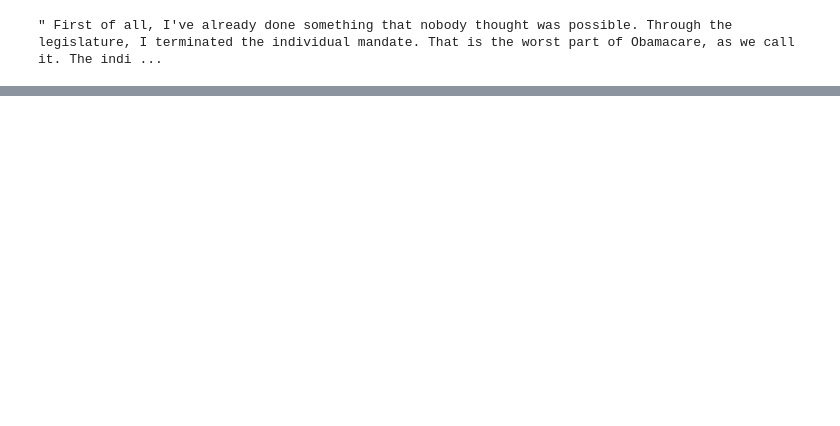
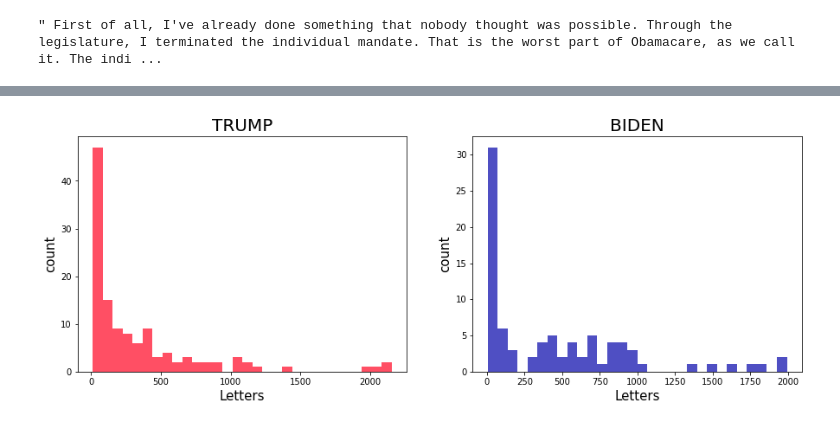
Before and after one commit to AmmarNassan/Supervised-Learning-with-Python, a Jupyter notebook: US Presidential Debate(Final) October 2020.ipynb, the cells around one changed output, grey strips where cells are left out. Drawn from its saved outputs; the diff is of its cells as text; code cells hidden in the pictures; blank space fills up the shorter version.

```diff
--- a/US Presidential Debate(Final) October 2020.ipynb
+++ b/US Presidential Debate(Final) October 2020.ipynb
@@ -68,0 +93,21 @@ debate_df[debate_df['length']==2156]['speech'].iloc[0]
+# %%
+plt.rcParams['figure.figsize'] = (15, 5)
+
+plt.subplot(1, 2, 1)
+plt.hist(TRUMP_debate_df['length'], bins=30, color='#ff0422',alpha=0.7)
+plt.title('TRUMP', fontsize = 20)
+plt.xlabel('Letters', fontsize = 15)
+plt.ylabel('count', fontsize = 15)
+
+
+# checking the Distribution of customers on Weekend
+plt.subplot(1, 2, 2)
+#sns.countplot(TRUMP_debate_df['length'], palette = 'inferno')
+plt.hist(BIDEN_debate_df['length'], bins=30, color='#0504aa',alpha=0.7)
+plt.title('BIDEN', fontsize = 20)
+plt.xlabel('Letters', fontsize = 15)
+plt.ylabel('count', fontsize = 15)
+
+plt.show()
+# %% [output]
+[figure, added]
```
Also changed, not shown: parts of 16 cells of this notebook.
